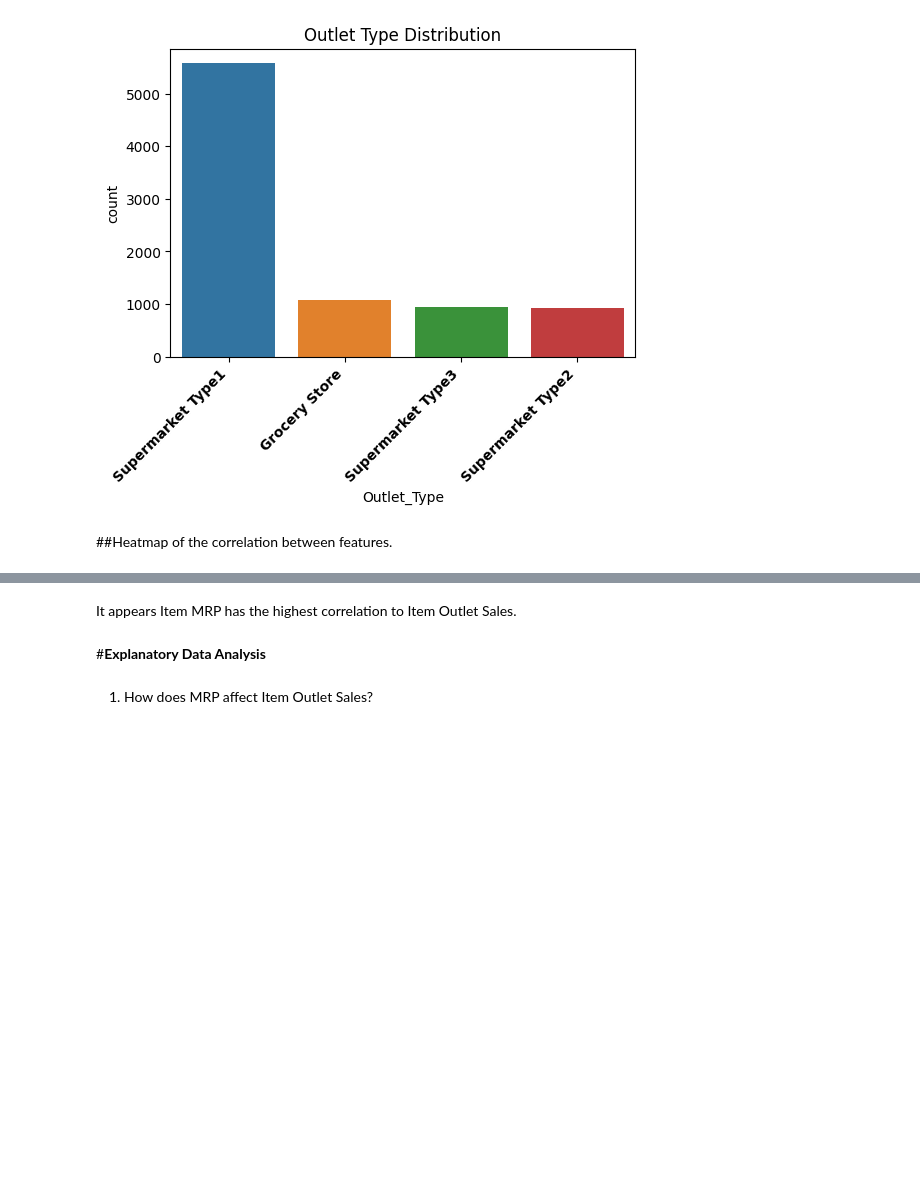
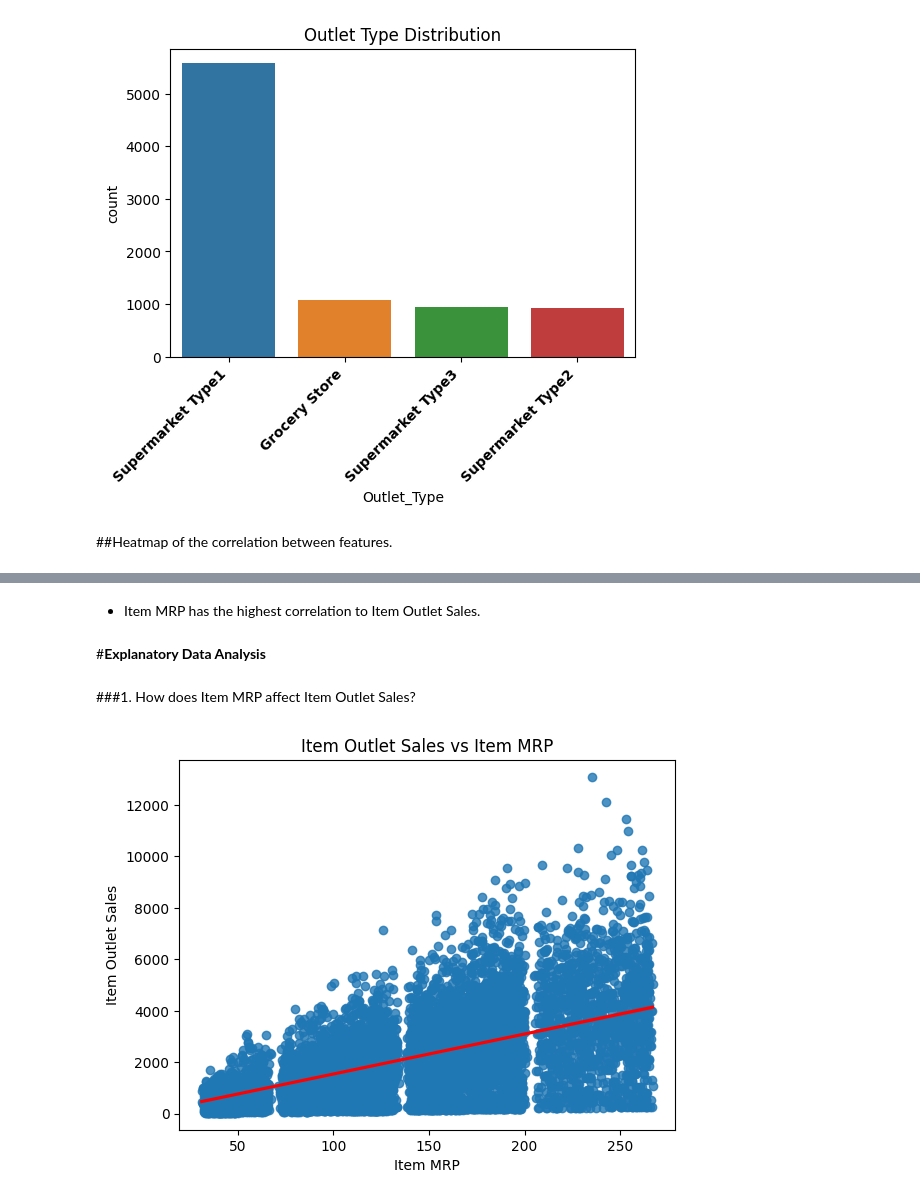
Before and after one commit to Mhoover41/Prediction-of-Product-Sales, a Jupyter notebook: Prediction_of_Product_Sales_Project_Melissa_Hoover.ipynb, the cells around one changed output, grey strips where cells are left out. Cells and saved outputs as stored; diff of their text form; code cells hidden in the pictures; blank space fills up the shorter version.

```diff
--- a/Prediction_of_Product_Sales_Project_Melissa_Hoover.ipynb
+++ b/Prediction_of_Product_Sales_Project_Melissa_Hoover.ipynb
@@ -949,7 +949,20 @@ sns.heatmap(corr, cmap = 'Greens', annot = True)
 [figure]
 # %% [markdown]
-It appears Item MRP has the highest correlation to Item Outlet Sales.
+- Item MRP has the highest correlation to Item Outlet Sales.
 # %% [markdown]
 #**Explanatory Data Analysis**
 # %% [markdown]
-1. How does MRP affect Item Outlet Sales?
+###1. How does Item MRP affect Item Outlet Sales?
+# %%
+## Define a MatplotLib ax object using sns.regplot()
+## Use y= to plot the y axis (vertical) values
+## Use x= to plot the x axis (horizontal)  values
+ax = sns.regplot(x ='Item_MRP', y = 'Item_Outlet_Sales', data = df, line_kws = {'color':'red'})
+## Set the Title
+ax.set_title('Item Outlet Sales vs Item MRP')
+# Set Axes Labels
+ax.set_xlabel('Item MRP')
+ax.set_ylabel('Item Outlet Sales')
+plt.show()
+# %% [output]
+[figure, added]
```
Also changed, not shown: parts of 19 cells of this notebook.
